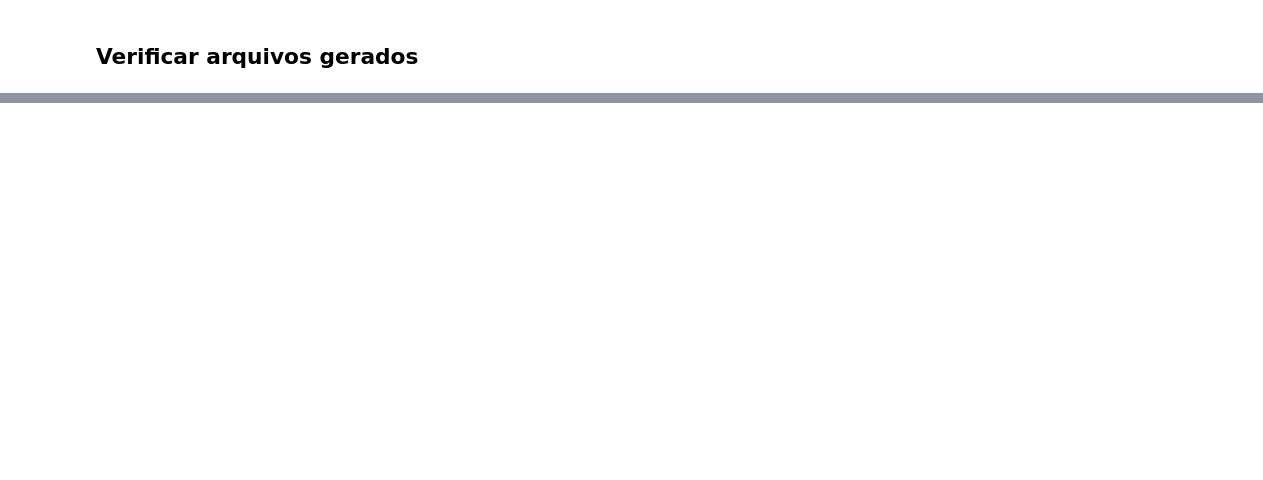
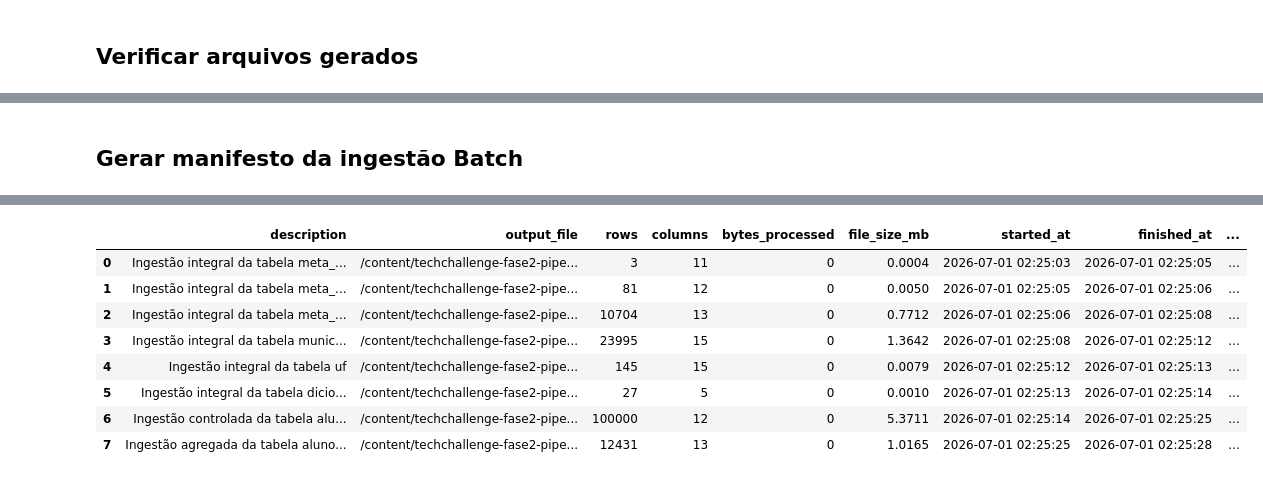
Before and after one commit to acorrea79/techchallenge-fase2-pipeline-alfabetizacao, a Jupyter notebook: notebooks/pipeline_alfabetizacao_colab.ipynb, the cells around one changed output, grey strips where cells are left out. Saved outputs shown, nothing was run; the diff lists cells and outputs as text; code cells hidden in the pictures; blank space fills up the shorter version.

Commit message:
feat: implement batch ingestion pipeline

```diff
--- a/notebooks/pipeline_alfabetizacao_colab.ipynb
+++ b/notebooks/pipeline_alfabetizacao_colab.ipynb
@@ -400,0 +421,20 @@ techchallenge-fase2-pipeline-alfabetizacao/
+# %%
+# Configuração da ingestão Batch
+
+BATCH_OUTPUT_PATH = BRONZE_BATCH_PATH
+
+SMALL_TABLES = [
+    "meta_alfabetizacao_brasil",
+    "meta_alfabetizacao_uf",
+    "meta_alfabetizacao_municipio",
+    "municipio",
+    "uf",
+    "dicionario",
+]
+
+ALUNOS_SAMPLE_SIZE = 100000
+
+batch_manifest = []
+
+write_log(f"Tabelas pequenas configuradas para ingestão integral: {SMALL_TABLES}")
+write_log(f"Tamanho da amostra da tabela alunos: {ALUNOS_SAMPLE_SIZE}")
@@ -400,0 +659,15 @@ techchallenge-fase2-pipeline-alfabetizacao/
+# %% [markdown]
+## Gerar manifesto da ingestão Batch
+# %%
+# Geração do manifesto da ingestão Batch
+
+manifest_file = BATCH_OUTPUT_PATH / "batch_ingestion_manifest.json"
+
+with open(manifest_file, "w", encoding="utf-8") as file:
+    json.dump(batch_manifest, file, ensure_ascii=False, indent=4)
+
+write_log(f"Manifesto da ingestão Batch gerado: {manifest_file}")
+
+df_manifest = pd.DataFrame(batch_manifest)
+display(df_manifest)
+# %% [output]
@@ -400,0 +675,9 @@ techchallenge-fase2-pipeline-alfabetizacao/
+|  | description | output_file | rows | columns | bytes_processed | file_size_mb | started_at | finished_at | ... |
+| 0 | Ingestão integral da tabela meta_... | /content/techchallenge-fase2-pipe... | 3 | 11 | 0 | 0.0004 | 2026-07-01 02:25:03 | 2026-07-01 02:25:05 | ... |
+| 1 | Ingestão integral da tabela meta_... | /content/techchallenge-fase2-pipe... | 81 | 12 | 0 | 0.0050 | 2026-07-01 02:25:05 | 2026-07-01 02:25:06 | ... |
+| 2 | Ingestão integral da tabela meta_... | /content/techchallenge-fase2-pipe... | 10704 | 13 | 0 | 0.7712 | 2026-07-01 02:25:06 | 2026-07-01 02:25:08 | ... |
+| 3 | Ingestão integral da tabela munic... | /content/techchallenge-fase2-pipe... | 23995 | 15 | 0 | 1.3642 | 2026-07-01 02:25:08 | 2026-07-01 02:25:12 | ... |
+| 4 | Ingestão integral da tabela uf | /content/techchallenge-fase2-pipe... | 145 | 15 | 0 | 0.0079 | 2026-07-01 02:25:12 | 2026-07-01 02:25:13 | ... |
+| 5 | Ingestão integral da tabela dicio... | /content/techchallenge-fase2-pipe... | 27 | 5 | 0 | 0.0010 | 2026-07-01 02:25:13 | 2026-07-01 02:25:14 | ... |
+| 6 | Ingestão controlada da tabela alu... | /content/techchallenge-fase2-pipe... | 100000 | 12 | 0 | 5.3711 | 2026-07-01 02:25:14 | 2026-07-01 02:25:25 | ... |
+| 7 | Ingestão agregada da tabela aluno... | /content/techchallenge-fase2-pipe... | 12431 | 13 | 0 | 1.0165 | 2026-07-01 02:25:25 | 2026-07-01 02:25:28 | ... |
```
Also changed, not shown: parts of 28 cells of this notebook.
